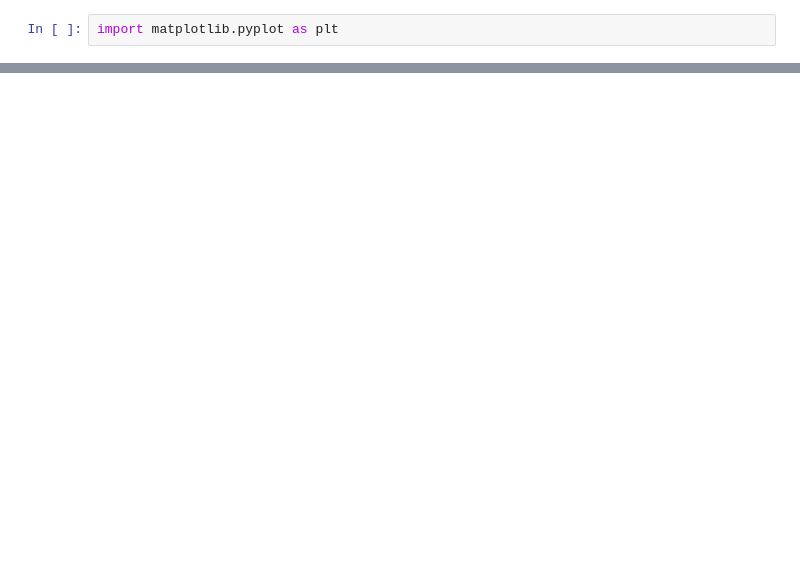
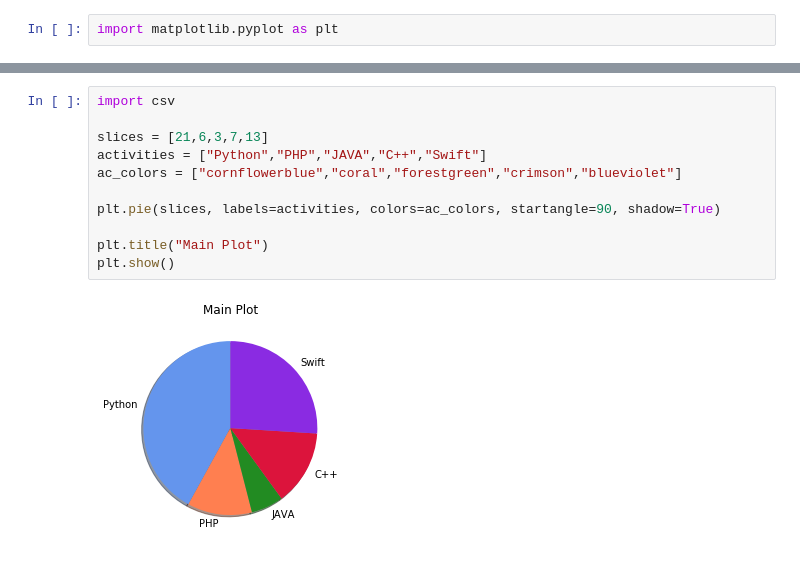
Before and after one commit to RaminSaljoughinejad/Python-3.0-Course, a Jupyter notebook: Matplotlib/Matplotlib 06.ipynb, the cells around one changed output, grey strips where cells are left out. Saved outputs shown, nothing was run; the diff lists cells and outputs as text; blank space fills up the shorter version.

```diff
--- a/Matplotlib/Matplotlib 06.ipynb
+++ b/Matplotlib/Matplotlib 06.ipynb
@@ -37,0 +41,13 @@ plt.show()
+# %%
+import csv
+
+slices = [21,6,3,7,13]
+activities = ["Python","PHP","JAVA","C++","Swift"]
+ac_colors = ["cornflowerblue","coral","forestgreen","crimson","blueviolet"]
+
+plt.pie(slices, labels=activities, colors=ac_colors, startangle=90, shadow=True)
+
+plt.title("Main Plot")
+plt.show()
+# %% [output]
+[figure, added]
```
Also changed, not shown: parts of 8 cells of this notebook.
